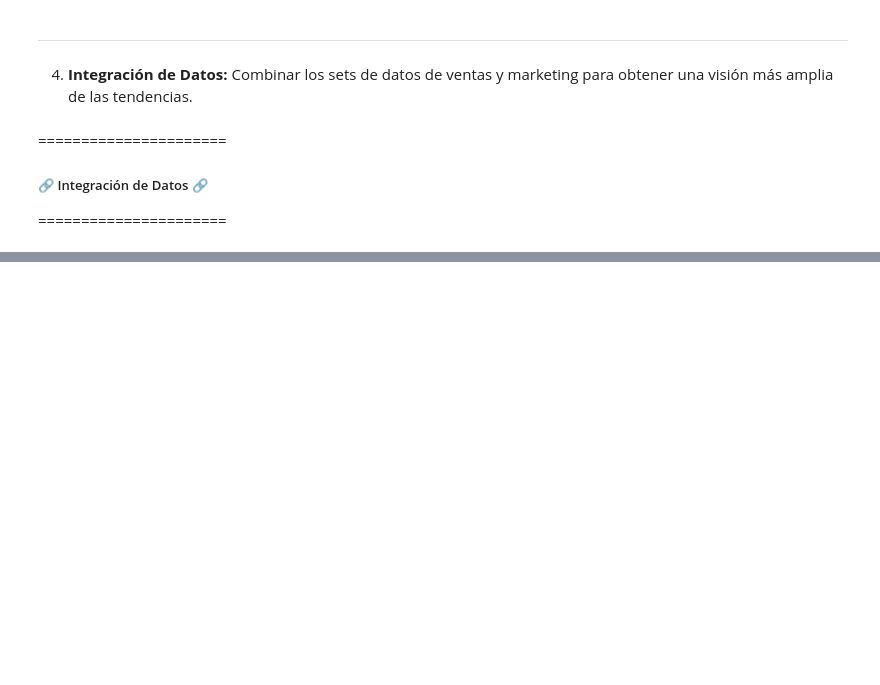
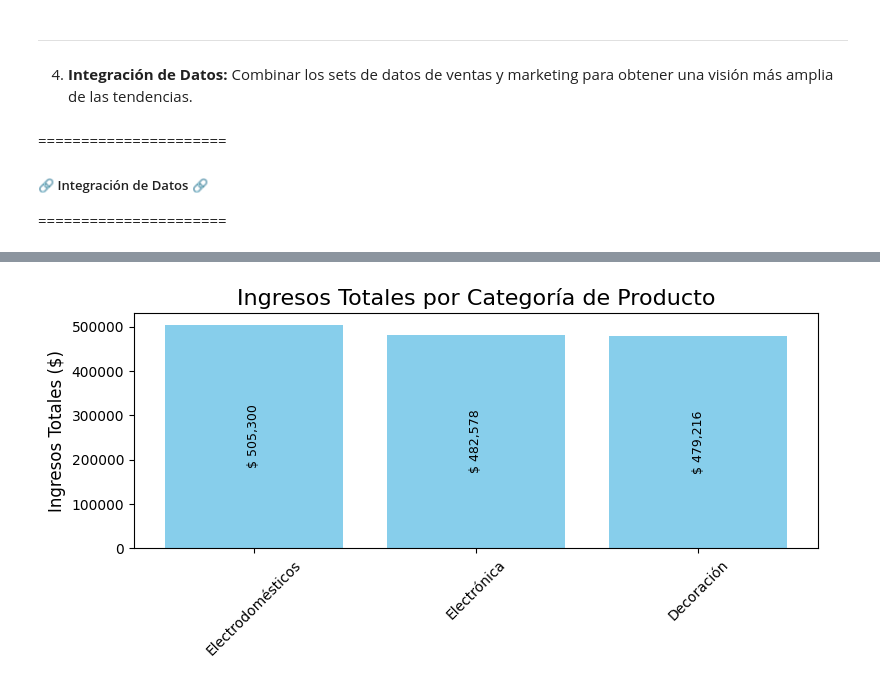
Before and after one commit to aerdna2702/Entrega_final_CASSINA_andrea_25262_data_analytics-Public, a Jupyter notebook: entrega_final_CASSINA_Andrea_25262_data_analytics.ipynb, the cells around one changed output, grey strips where cells are left out. Saved outputs shown, nothing was run; the diff lists cells and outputs as text; code cells hidden in the pictures; blank space fills up the shorter version.

```diff
--- a/entrega_final_CASSINA_Andrea_25262_data_analytics.ipynb
+++ b/entrega_final_CASSINA_Andrea_25262_data_analytics.ipynb
@@ -884,0 +1149,31 @@ KeyError: Index(['id_cliente'], dtype='object')
+# %%
+resumen_cat_ordenado = resumen_cat.sort_values(by = 'ingreso_total', ascending = False)
+
+plt.figure(figsize = (8, 4))
+barras = plt.bar(
+    resumen_cat_ordenado['categoria'],
+    resumen_cat_ordenado['ingreso_total'],
+    color = ['#87CEEB']
+)
+
+plt.title('Ingresos Totales por Categoría de Producto', fontsize = 16)
+plt.ylabel('Ingresos Totales ($)', fontsize = 12)
+plt.xticks(rotation = 45)
+
+for barra in barras:
+    y = barra.get_height()
+
+    plt.text(
+        barra.get_x() + barra.get_width() / 2,
+        y / 2,
+        f"$ {y:,.0f}",
+        ha='center',
+        va='center',
+        fontsize = 9,
+        color="black",
+        rotation=90
+    )
+plt.tight_layout()
+plt.show()
+# %% [output]
+[figure, added]
```
Also changed, not shown: parts of 49 cells of this notebook.
